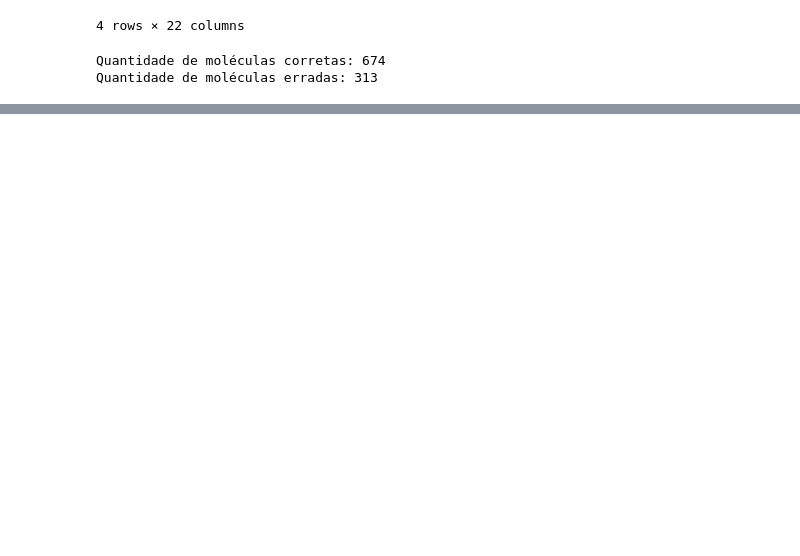
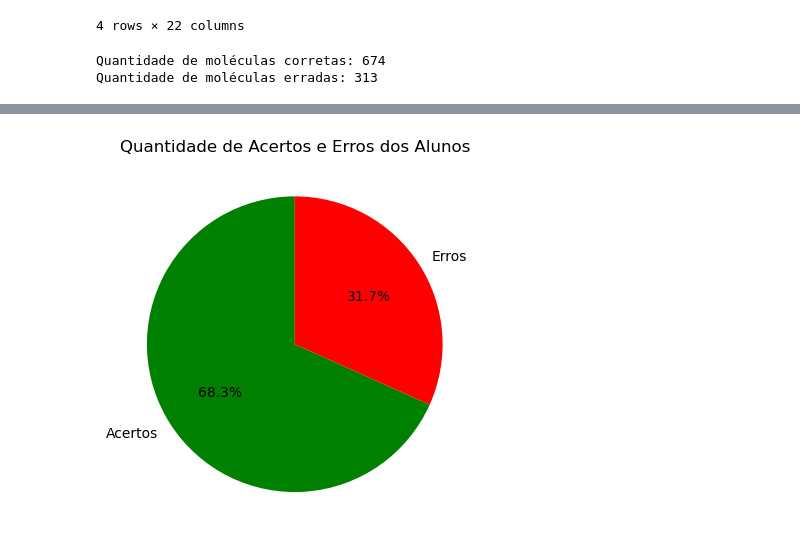
Before and after one commit to joaocos74/QU-MICA, a Jupyter notebook: BANCO DE DADOS.ipynb, the cells around one changed output, grey strips where cells are left out. Cells and saved outputs as stored; diff of their text form; code cells hidden in the pictures; blank space fills up the shorter version.

```diff
--- a/BANCO DE DADOS.ipynb
+++ b/BANCO DE DADOS.ipynb
@@ -51,0 +122,22 @@ Quantidade de moléculas erradas: 313
+# %%
+import matplotlib.pyplot as plt
+
+# Calcular o total de acertos e erros
+total_acertos = quantidade_acertos.sum()
+total_erros = quantidade_erros.sum()
+
+# Criar os dados para o gráfico
+dados = [total_acertos, total_erros]
+labels = ['Acertos', 'Erros']
+colors = ['green', 'red']
+
+# Criar o gráfico de pizza
+plt.pie(dados, labels=labels, colors=colors, autopct='%1.1f%%', startangle=90)
+
+# Adicionar título ao gráfico
+plt.title('Quantidade de Acertos e Erros dos Alunos')
+
+# Exibir o gráfico
+plt.show()
+# %% [output]
+[figure, added]
```
Also changed, not shown: parts of 6 cells of this notebook, 1 other file.
